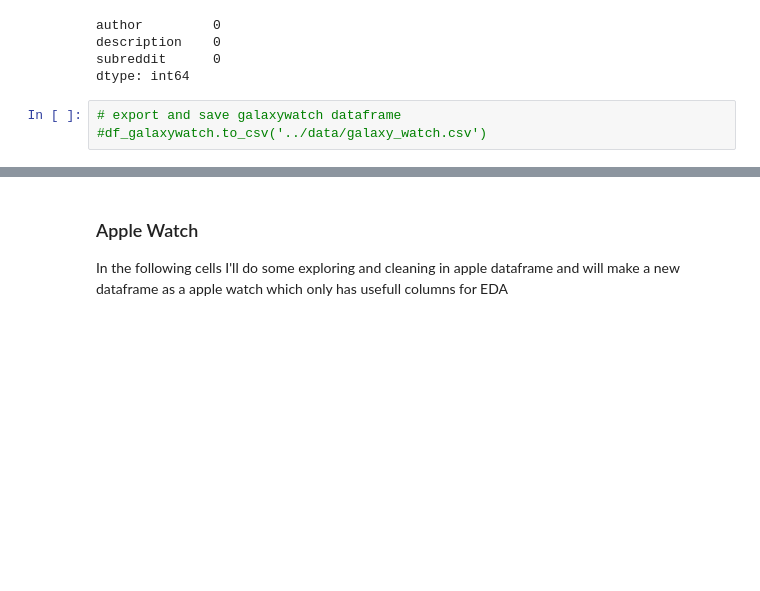
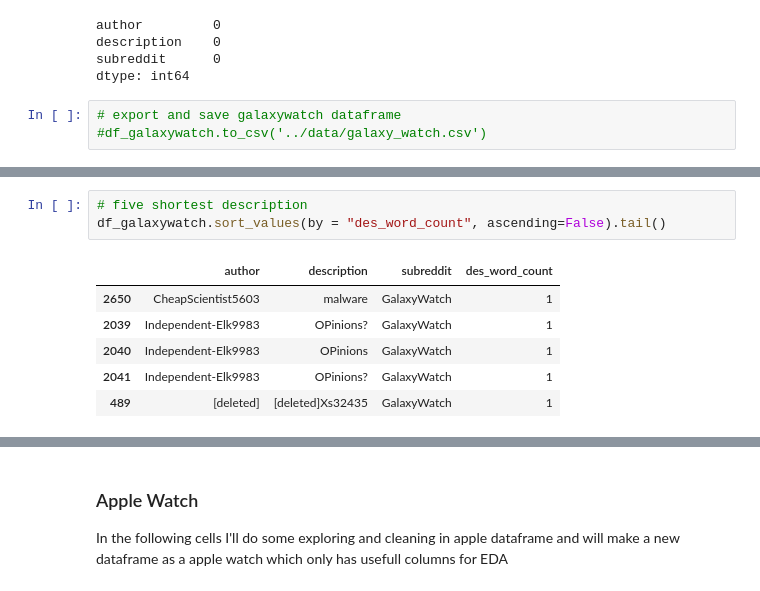
Before and after one commit to farhadfarahanii/Predicting_Subreddit_Based_on_ML_-Models, a Jupyter notebook: code/02_Cleaning_and_EDA.ipynb, the cells around one changed output, grey strips where cells are left out. Saved outputs shown, nothing was run; the diff lists cells and outputs as text; blank space fills up the shorter version.

```diff
--- a/code/02_Cleaning_and_EDA.ipynb
+++ b/code/02_Cleaning_and_EDA.ipynb
@@ -111,0 +137,10 @@ dtype: int64
+# %%
+# five shortest description
+df_galaxywatch.sort_values(by = "des_word_count", ascending=False).tail()
+# %% [output]
+|  | author | description | subreddit | des_word_count |
+| 2650 | CheapScientist5603 | malware | GalaxyWatch | 1 |
+| 2039 | Independent-Elk9983 | OPinions? | GalaxyWatch | 1 |
+| 2040 | Independent-Elk9983 | OPinions | GalaxyWatch | 1 |
+| 2041 | Independent-Elk9983 | OPinions? | GalaxyWatch | 1 |
+| 489 | [deleted] | [deleted]Xs32435 | GalaxyWatch | 1 |
```
Also changed, not shown: parts of 28 cells of this notebook.
